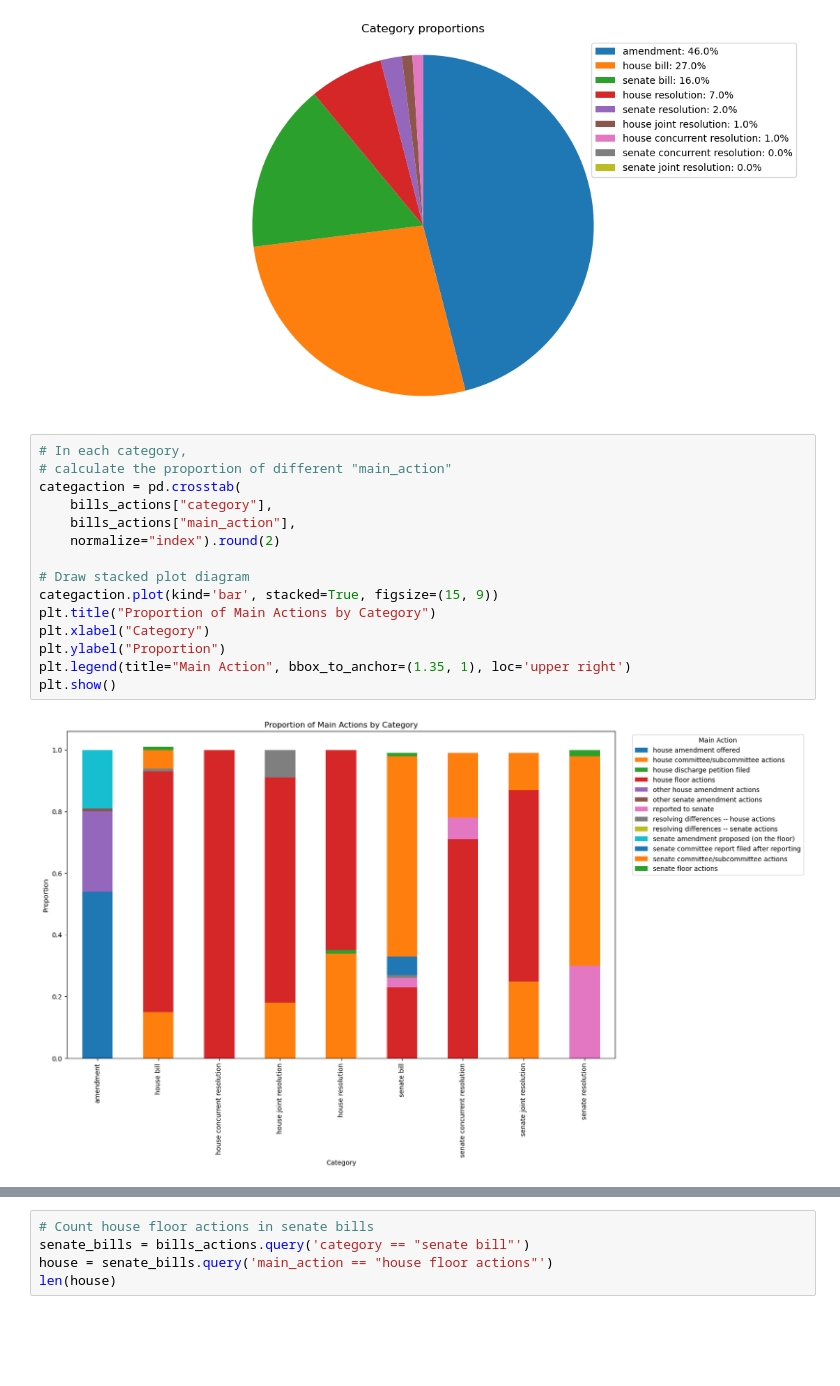
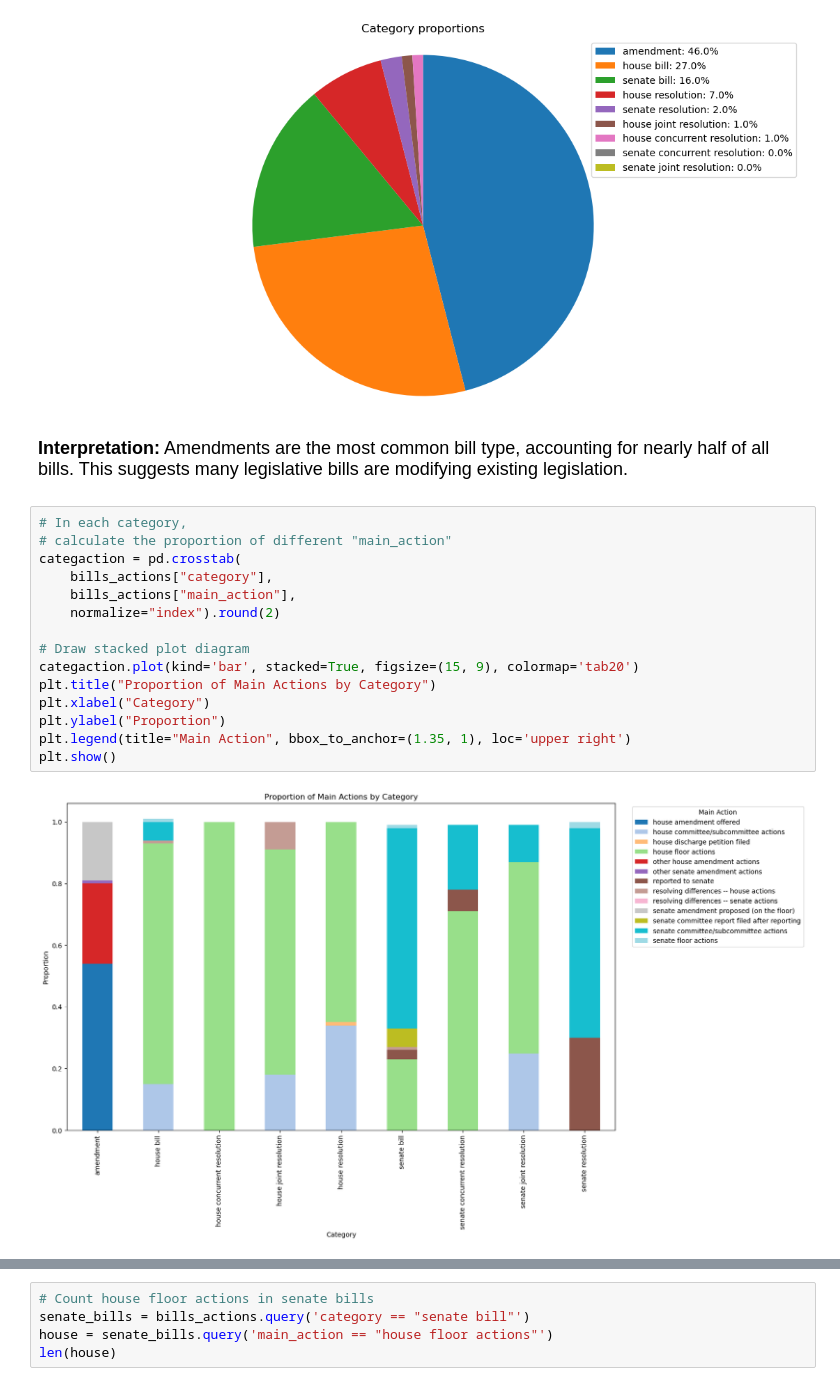
Before and after one commit to kzha355/datasci530fall2025, a Jupyter notebook: Lecture 10/Assignment4.ipynb, the cells around one changed output, grey strips where cells are left out. Cells and saved outputs as stored; diff of their text form; blank space fills up the shorter version.

```diff
--- a/Lecture 10/Assignment4.ipynb
+++ b/Lecture 10/Assignment4.ipynb
@@ -98,20 +111,24 @@ plt.axis("equal")
 plt.show()
 # %% [output]
 [figure]
+# %% [markdown]
+<font size = "4">
+
+**Interpretation:** Amendments are the most common bill type, accounting for nearly half of all bills. This suggests many legislative bills are modifying existing legislation.
 # %%
 # In each category,
 # calculate the proportion of different "main_action"
 categaction = pd.crosstab(
     bills_actions["category"],
     bills_actions["main_action"],
     normalize="index").round(2)
 
 # Draw stacked plot diagram
-categaction.plot(kind='bar', stacked=True, figsize=(15, 9))
+categaction.plot(kind='bar', stacked=True, figsize=(15, 9), colormap='tab20')
 plt.title("Proportion of Main Actions by Category")
 plt.xlabel("Category")
 plt.ylabel("Proportion")
 plt.legend(title="Main Action", bbox_to_anchor=(1.35, 1), loc='upper right')
 plt.show()
 # %% [output]
-[figure, old version]
+[figure, new version]
```
Also changed, not shown: parts of 19 cells of this notebook, 2 other files.
